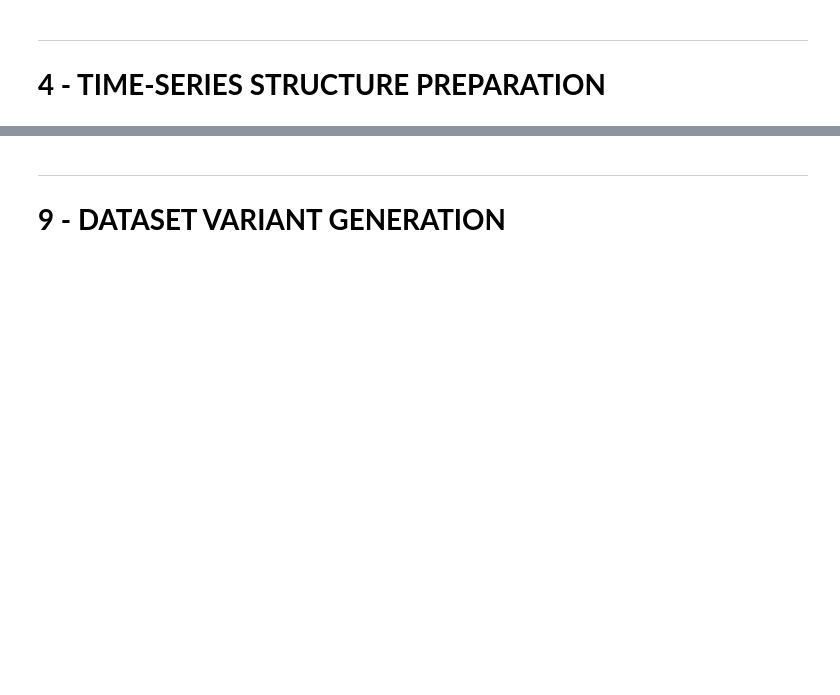
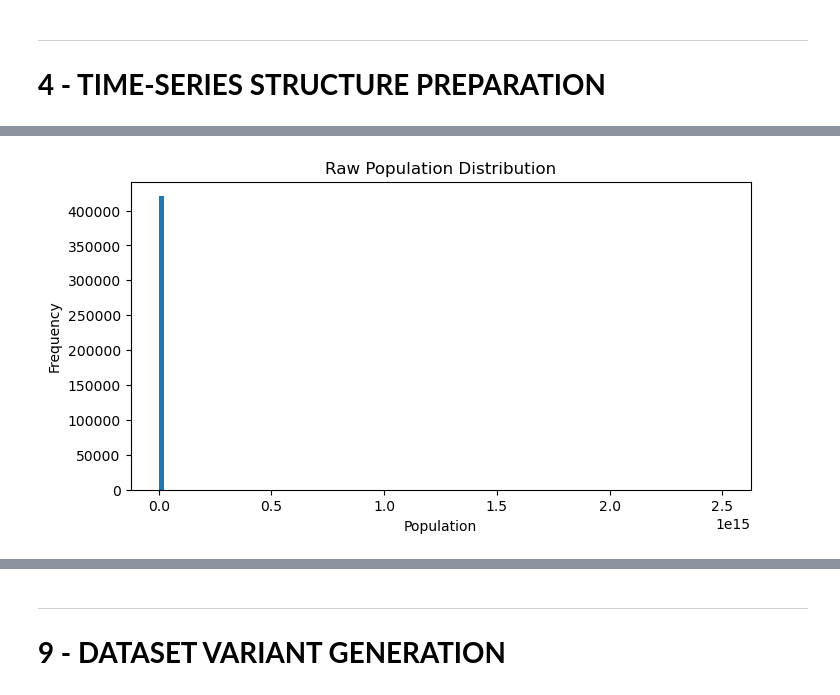
Before and after one commit to lukasbals/animal-diversity-prediction, a Jupyter notebook: notebooks/preprocessing_cleanup_enrico.ipynb, the cells around one changed output, grey strips where cells are left out. Cells and saved outputs as stored; diff of their text form; code cells hidden in the pictures; blank space fills up the shorter version.

```diff
--- a/notebooks/preprocessing_cleanup_enrico.ipynb
+++ b/notebooks/preprocessing_cleanup_enrico.ipynb
@@ -162,0 +1160,4 @@ Ensure:
+# %%
+df[year_cols] = df[year_cols].apply(pd.to_numeric, errors="coerce")
+
+print("Year columns converted to numeric.")
@@ -174,0 +1190,13 @@ Purpose:
+# %%
+# Reshape from wide format (one column per year)
+# to long format (one row per record-year observation)
+
+df_long = df.melt(
+    id_vars=metadata_cols,
+    value_vars=year_cols,
+    var_name="year",
+    value_name="population"
+)
+
+print("Wide-to-long transformation completed.")
+print("Long dataset shape (including missing population rows):", df_long.shape)
@@ -174,0 +1206,4 @@ Purpose:
+# %%
+df_long["year"] = df_long["year"].astype(int)
+
+print("Year column converted to integer.")
@@ -174,0 +1212,5 @@ Purpose:
+# %%
+df_long = df_long.dropna(subset=["population"]).copy()
+
+print("Rows with missing population values removed.")
+print("Long dataset shape (observed population rows only):", df_long.shape)
@@ -181,0 +1311,11 @@ Check:
+# %%
+import matplotlib.pyplot as plt
+
+plt.figure(figsize=(8, 4))
+plt.hist(df_long["population"], bins=100)
+plt.title("Raw Population Distribution")
+plt.xlabel("Population")
+plt.ylabel("Frequency")
+plt.show()
+# %% [output]
+[figure, added]
```
Also changed, not shown: parts of 261 cells of this notebook, 12 other files.
